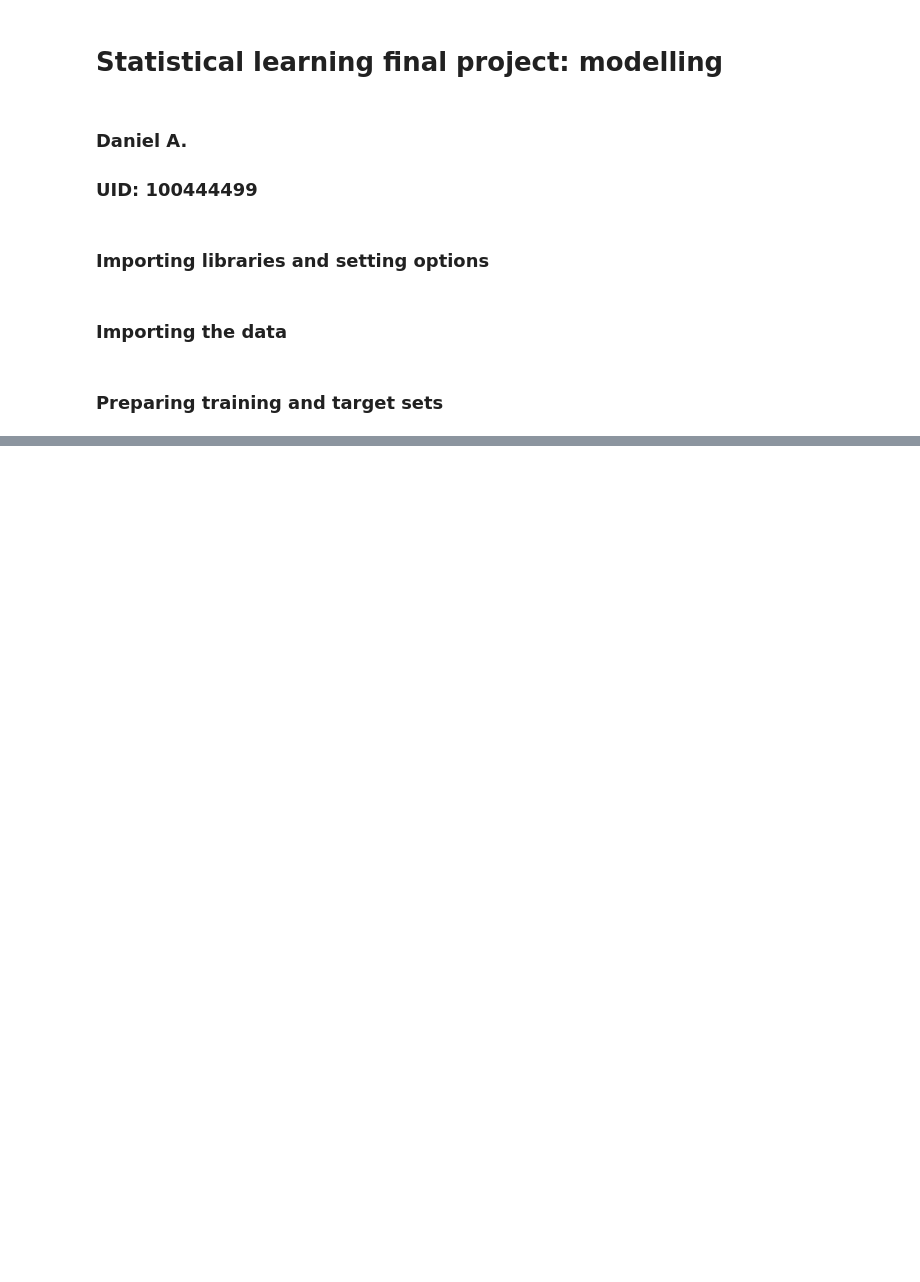
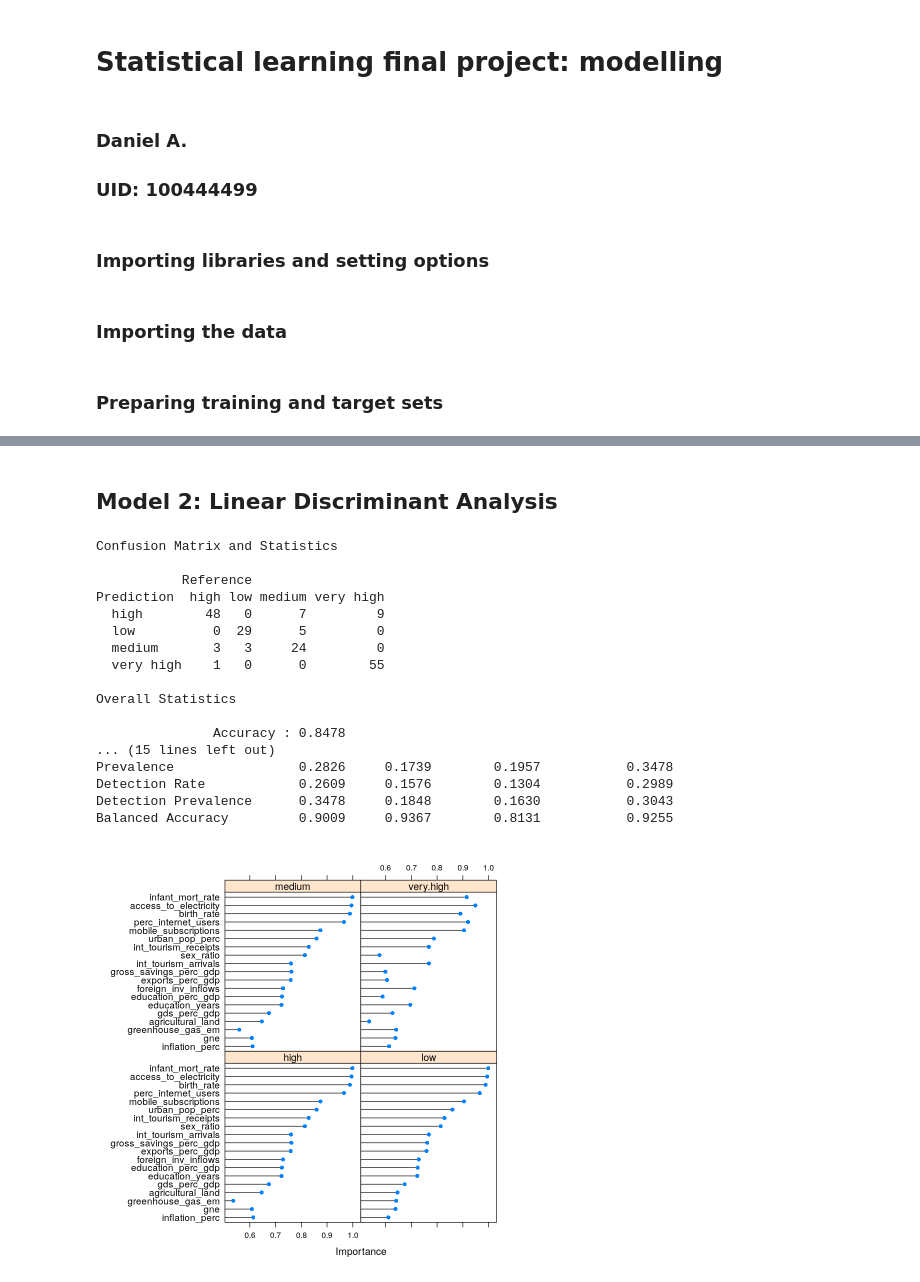
Before and after one commit to dreth/UC3MStatisticalLearning, a Jupyter notebook: notebooks/models.ipynb, the cells around one changed output, grey strips where cells are left out. Drawn from its saved outputs; the diff is of its cells as text; code cells hidden in the pictures; blank space fills up the shorter version.

```diff
--- a/notebooks/models.ipynb
+++ b/notebooks/models.ipynb
@@ -84,0 +105,34 @@ Balanced Accuracy         0.9047     0.9367        0.8198           0.9250
+# %% [markdown]
+## Model 2: Linear Discriminant Analysis
+# %%
+ldafit <- train(hdi_cat ~ .,
+                method = "lda",
+                data = data,
+                preProcess = c("center", "scale"),
+                metric = "Accuracy",
+                trControl = control)
+
+ldapred <- predict(ldafit, data)
+confusionMatrix(ldapred, data$hdi_cat)
+
+ldaimp <- varImp(ldafit, scale = F)
+plot(ldaimp, scales = list(y = list(cex = .95)))
+# %% [output]
+Confusion Matrix and Statistics
+
+           Reference
+Prediction  high low medium very high
+  high        48   0      7         9
+  low          0  29      5         0
+  medium       3   3     24         0
+  very high    1   0      0        55
+
+Overall Statistics
+
+               Accuracy : 0.8478
+... (15 lines left out)
+Prevalence                0.2826     0.1739        0.1957           0.3478
+Detection Rate            0.2609     0.1576        0.1304           0.2989
+Detection Prevalence      0.3478     0.1848        0.1630           0.3043
+Balanced Accuracy         0.9009     0.9367        0.8131           0.9255
+[figure, added]
```
Also changed, not shown: parts of 17 cells of this notebook, 5 other files.
